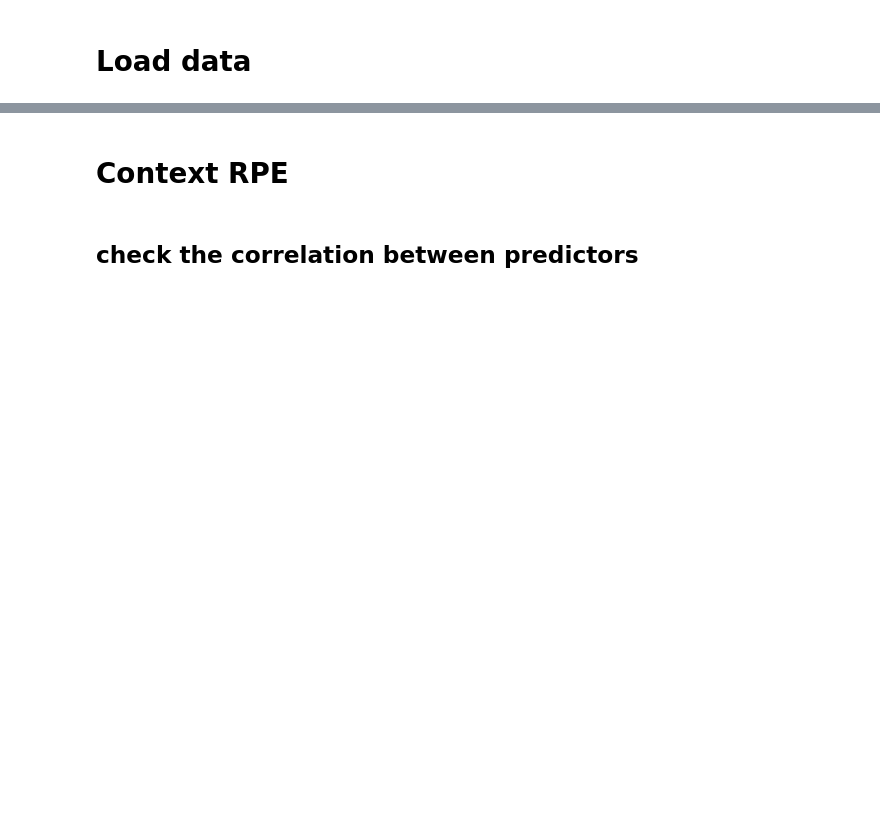
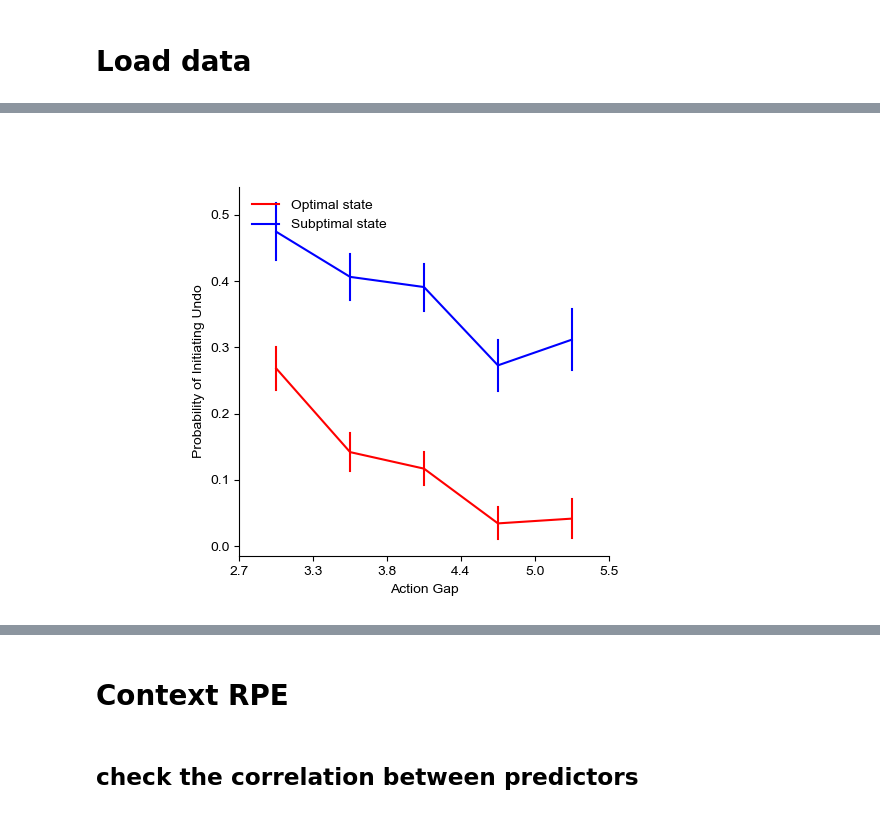
Before and after one commit to sherrybao222/Road_Construction, a Jupyter notebook: analysis/final_analysis/analysis_terminalstate.ipynb, the cells around one changed output, grey strips where cells are left out. Drawn from its saved outputs; the diff is of its cells as text; code cells hidden in the pictures; blank space fills up the shorter version.

```diff
--- a/analysis/final_analysis/analysis_terminalstate.ipynb
+++ b/analysis/final_analysis/analysis_terminalstate.ipynb
@@ -62,0 +108,13 @@ print(undo_error_avg.mean())
+# %%
+%%R -i state_df_1undo,out_dir2
+state_df_1undo$subjects <- as.factor(state_df_1undo[,"subjects"])
+state_df_1undo$puzzleID <- as.factor(state_df_1undo[,"puzzleID"])
+state_df_1undo$error <- as.factor(state_df_1undo[,"error"])
+
+model_undo = lme4::glmer(firstUndo ~  1 + RT1_log*error + (1 |subjects)+(1|puzzleID),
+                                  data = state_df_1undo, family = binomial(link="logit"))
+
+# save(model_undo, state_df_1undo, file=file.path(out_dir2, file=paste("model_undo_rt1.RData", sep="")))
+
+# get the coefficients for the best fitting model
+summary(model_undo)
@@ -62,0 +141,6 @@ print(undo_error_avg.mean())
+# %%
+temp1, cutoff = pd.cut(state_df_1undo['action_gap'], bins=5, labels=range(1,6),retbins=True)
+state_df_1undo['action_gap_bin'] = temp1.astype(int)
+# %%
+firstUndo_sub = state_df_1undo.groupby(['subjects','action_gap_bin','error'])['firstUndo'].mean().reset_index()
+firstUndo_sub.groupby(['action_gap_bin','error'])['firstUndo'].count()
@@ -62,0 +160,28 @@ print(undo_error_avg.mean())
+# %%
+%matplotlib widget
+
+fig, axs = plt.subplots(1, 1)
+# multiple line plot
+sns.lineplot(x='action_gap_bin', y='firstUndo',
+             data = firstUndo_sub,
+             hue = "error",
+             palette = ["r", "b"],
+             err_style = "bars",
+             errorbar = "se")
+
+# only use 1 decimal place
+cutoff_round = [round(i,1) for i in cutoff]
+axs.set_xticks(np.arange(0.5, 6.5, 1))
+axs.set_xticklabels(cutoff_round)
+axs.legend(labels=['Optimal state','Subptimal state'], frameon=False, loc='upper left')
+
+# hide legend
+# axs.get_legend().remove()
+# axs.set_ylim([0,0.2])
+# axs.set_yticks(np.arange(0, 0.25, 0.05))
+axs.set(xlabel='Action Gap', ylabel='Probability of Initiating Undo')
+axs.set_aspect(1/axs.get_data_ratio())
+fig.savefig(out_dir+'undo_action_gap.png', dpi=300, bbox_inches='tight')
+plt.show()
+# %% [output]
+[figure, added]
```
Also changed, not shown: parts of 17 cells of this notebook, 15 other files.
